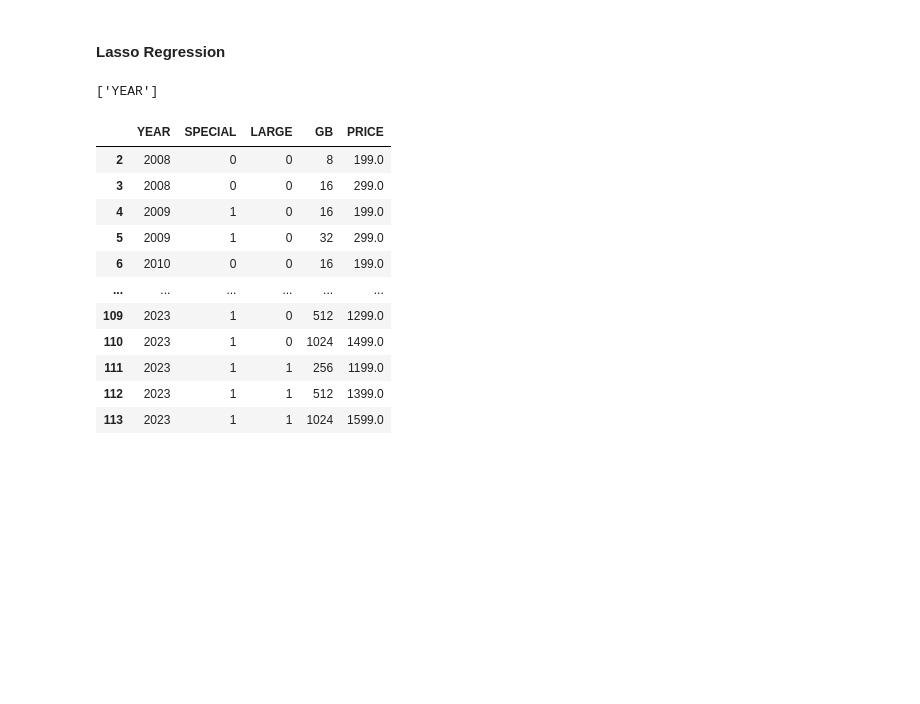
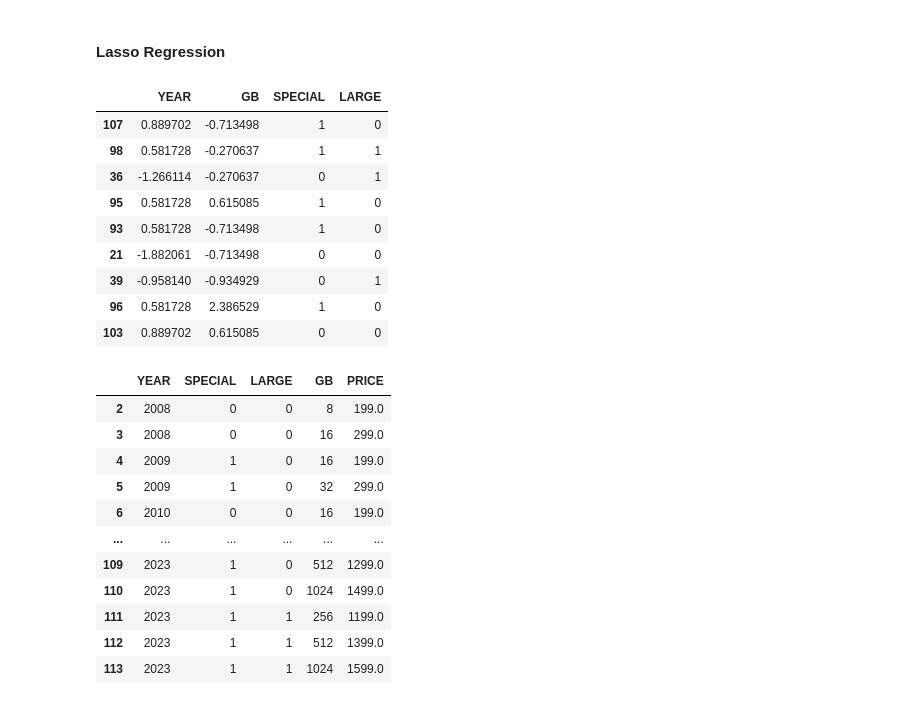
Before and after one commit to Tahsin-T-Ahmed/iphone-price-prediction-ai, a Jupyter notebook: model.ipynb, the cells around one changed output. Saved outputs shown, nothing was run; the diff lists cells and outputs as text; code cells hidden in the pictures; blank space fills up the shorter version.

Commit message:
split dataset for lasso

```diff
--- a/model.ipynb
+++ b/model.ipynb
@@ -323,15 +325,32 @@ metrics
 # %%
 ## LASSO REGRESSION
 
+# copy dataframe for Lasso
 iphones_lasso = iphones.copy()
 
+# set numerical and binary features for Lasso
 numerical_features_lasso = ["YEAR", "GB"]
 binary_features_lasso = ["SPECIAL", "LARGE"]
 
 X_lasso = iphones_lasso[numerical_features_lasso + binary_features_lasso]
 y_lasso = iphones_lasso["PRICE"]
+
+# train-test split on lasso dataset
+X_lasso_train, X_lasso_test, y_lasso_train, y_lasso_test = train_test_split(X_lasso, y_lasso,
+                                                                            test_size = 9/99,
+                                                                            random_state = 1
+                                                                            )
 # %% [output]
-['YEAR']
+|  | YEAR | GB | SPECIAL | LARGE |
+| 107 | 0.889702 | -0.713498 | 1 | 0 |
+| 98 | 0.581728 | -0.270637 | 1 | 1 |
+| 36 | -1.266114 | -0.270637 | 0 | 1 |
+| 95 | 0.581728 | 0.615085 | 1 | 0 |
+| 93 | 0.581728 | -0.713498 | 1 | 0 |
+| 21 | -1.882061 | -0.713498 | 0 | 0 |
+| 39 | -0.958140 | -0.934929 | 0 | 1 |
+| 96 | 0.581728 | 2.386529 | 1 | 0 |
+| 103 | 0.889702 | 0.615085 | 0 | 0 |
 # %%
 saveOutput(iphones, "iphones_output.csv")
 saveOutput(iphones_linreg, "iphones_linreg_output.csv")
```
Also changed, not shown: parts of 1 cell of this notebook.
